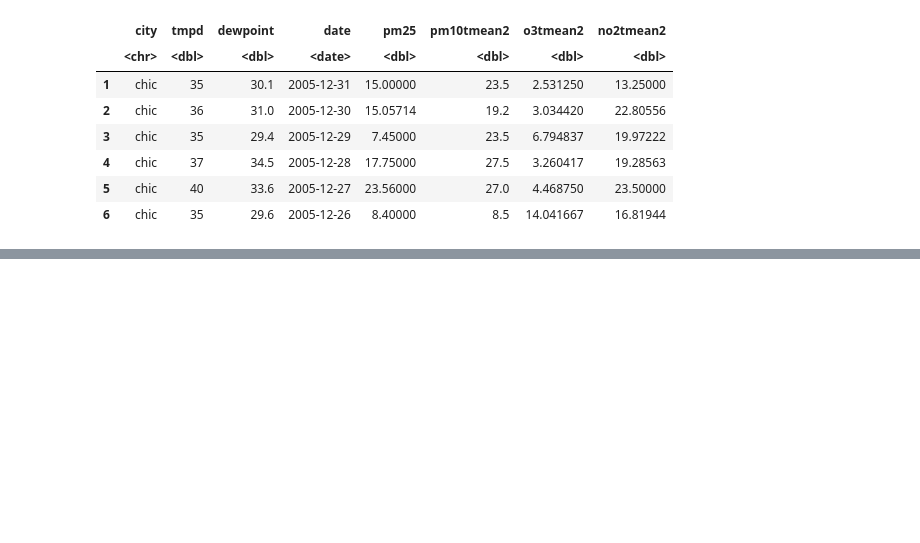
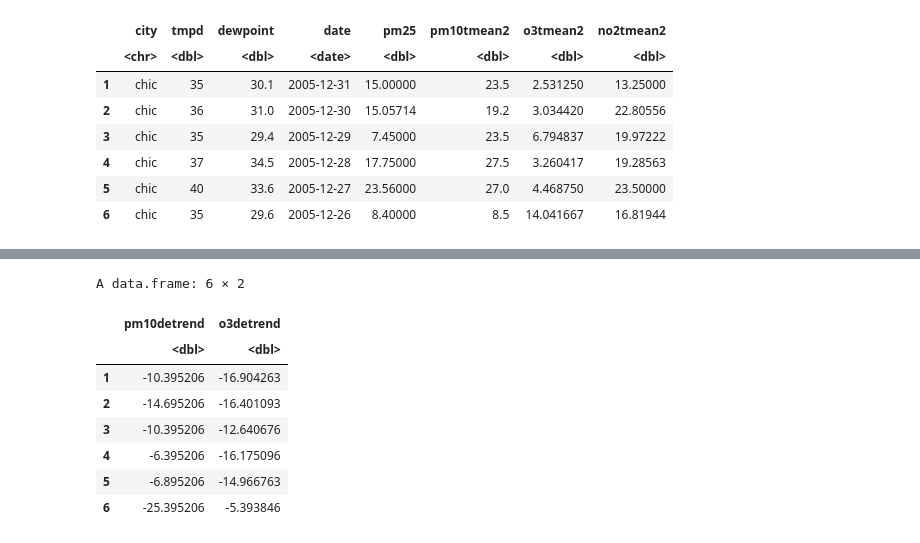
Before and after one commit to PaulMayfield/Peng-Exploratory-Data-Analysis-in-R, a Jupyter notebook: Peng Chapter 3 Managing Data Frames.ipynb, the cells around one changed output, grey strips where cells are left out. Saved outputs shown, nothing was run; the diff lists cells and outputs as text; code cells hidden in the pictures; blank space fills up the shorter version.

```diff
--- a/Peng Chapter 3 Managing Data Frames.ipynb
+++ b/Peng Chapter 3 Managing Data Frames.ipynb
@@ -160,0 +172,17 @@ chicago <-
+# %%
+# transmute() or mutate(..., .keep = 'none') creates the new columns a separate table with only the new columns
+head(mutate(chicago,
+            pm10detrend = pm10tmean2 - mean(pm10tmean2, na.rm = TRUE),
+            o3detrend = o3tmean2 - mean(o3tmean2, na.rm = TRUE),
+            .keep = 'none'
+            ))
+# %% [output]
+A data.frame: 6 × 2
+|  | pm10detrend | o3detrend |
+|  | <dbl> | <dbl> |
+| 1 | -10.395206 | -16.904263 |
+| 2 | -14.695206 | -16.401093 |
+| 3 | -10.395206 | -12.640676 |
+| 4 | -6.395206 | -16.175096 |
+| 5 | -6.895206 | -14.966763 |
+| 6 | -25.395206 | -5.393846 |
```
Also changed, not shown: parts of 5 cells of this notebook.
